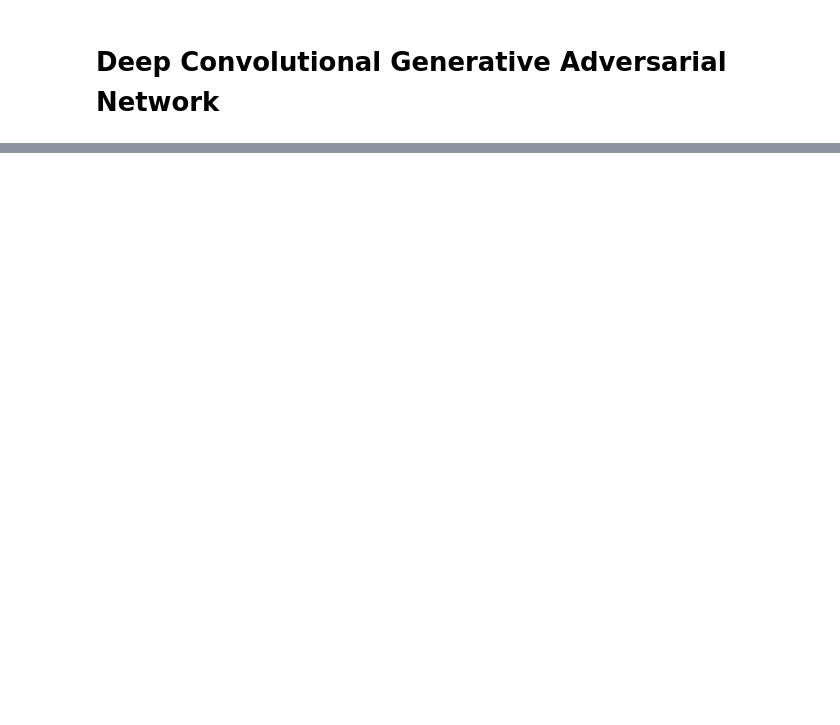
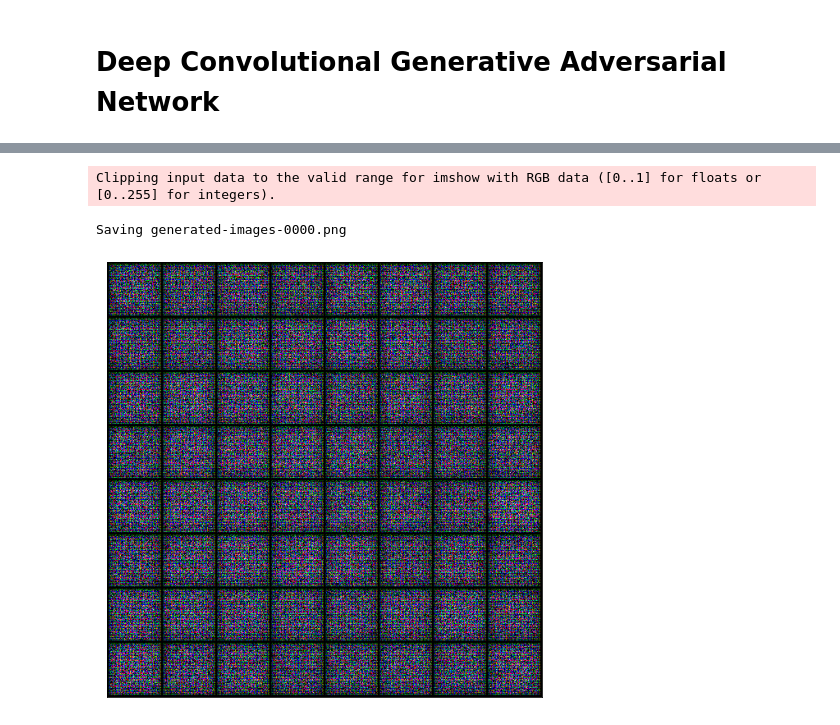
Before and after one commit to immohann/DCGAN, a Jupyter notebook: dcgan.ipynb, the cells around one changed output, grey strips where cells are left out. Saved outputs shown, nothing was run; the diff lists cells and outputs as text; code cells hidden in the pictures; blank space fills up the shorter version.

```diff
--- a/dcgan.ipynb
+++ b/dcgan.ipynb
@@ -323,0 +177,21 @@ embed.embed_file(anim_file)
+# %%
+sample_dir = '/content/drive/MyDrive/DCGAN/generated'
+os.makedirs(sample_dir, exist_ok=True)
+# %%
+def save_samples(index, latent_tensors, show=True):
+    fake_images = generator(latent_tensors)
+    fake_fname = 'generated-images-{0:0=4d}.png'.format(index)
+    save_image(denorm(fake_images), os.path.join(sample_dir, fake_fname), nrow=8)
+    print('Saving', fake_fname)
+    if show:
+        fig, ax = plt.subplots(figsize=(8, 8))
+        ax.set_xticks([]); ax.set_yticks([])
+        ax.imshow(make_grid(fake_images.cpu().detach(), nrow=8).permute(1, 2, 0))
+# %%
+fixed_latent = torch.randn(64, latent_size, 1, 1)
+# %%
+save_samples(0, fixed_latent)
+# %% [output]
+Clipping input data to the valid range for imshow with RGB data ([0..1] for floats or [0..255] for integers).
+Saving generated-images-0000.png
+[figure, added]
```
Also changed, not shown: parts of 75 cells of this notebook.
